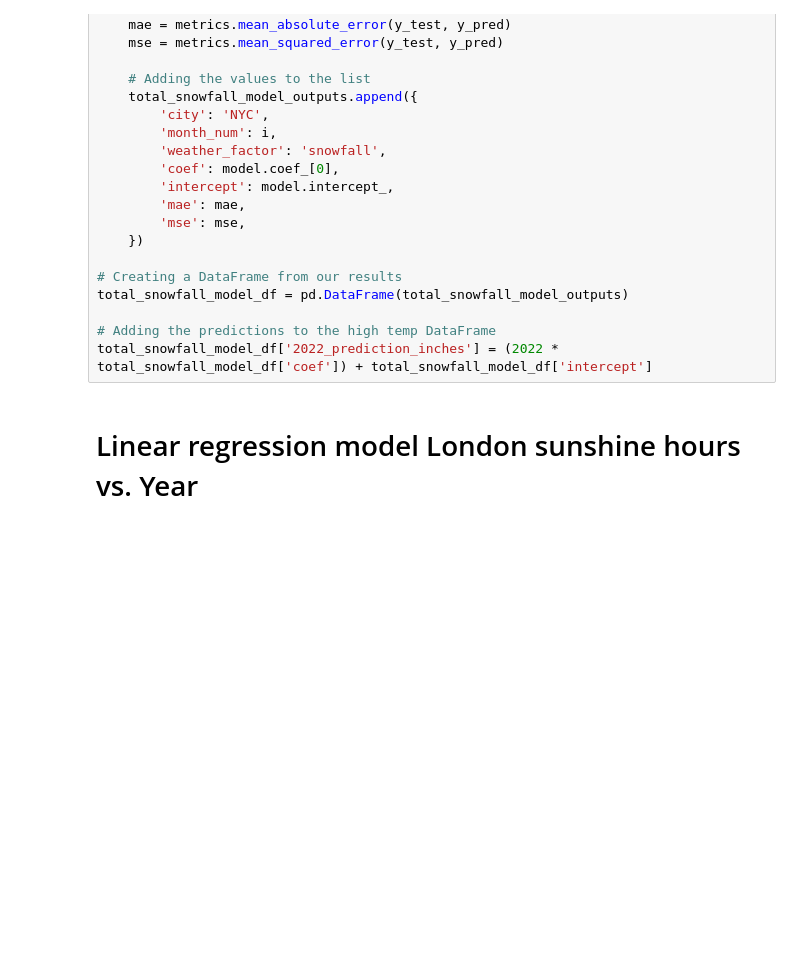
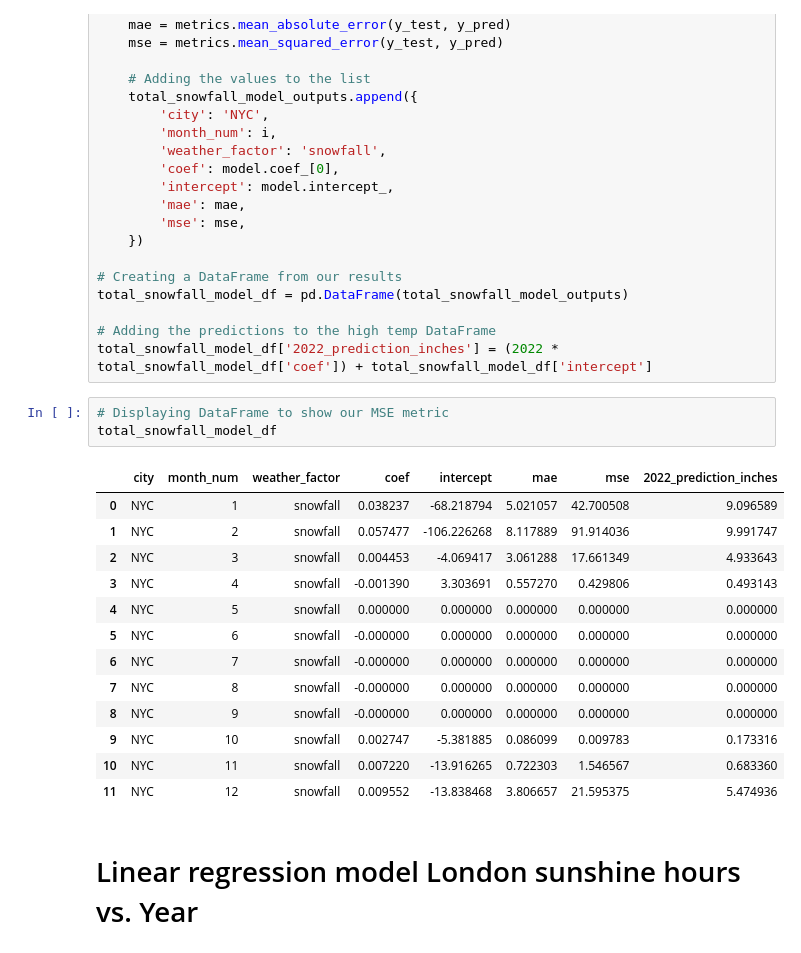
Before and after one commit to js816/New_York_-_London_Weather_Predictions, a Jupyter notebook: Linear_regression_model_weather_final.ipynb, the cells around one changed output. Cells and saved outputs as stored; diff of their text form; blank space fills up the shorter version.

```diff
--- a/Linear_regression_model_weather_final.ipynb
+++ b/Linear_regression_model_weather_final.ipynb
@@ -197,6 +239,23 @@ total_snowfall_model_df = pd.DataFrame(total_snowfall_model_outputs)
 
 # Adding the predictions to the high temp DataFrame
 total_snowfall_model_df['2022_prediction_inches'] = (2022 * total_snowfall_model_df['coef']) + total_snowfall_model_df['intercept']
+# %%
+# Displaying DataFrame to show our MSE metric
+total_snowfall_model_df
+# %% [output]
+|  | city | month_num | weather_factor | coef | intercept | mae | mse | 2022_prediction_inches |
+| 0 | NYC | 1 | snowfall | 0.038237 | -68.218794 | 5.021057 | 42.700508 | 9.096589 |
+| 1 | NYC | 2 | snowfall | 0.057477 | -106.226268 | 8.117889 | 91.914036 | 9.991747 |
+| 2 | NYC | 3 | snowfall | 0.004453 | -4.069417 | 3.061288 | 17.661349 | 4.933643 |
+| 3 | NYC | 4 | snowfall | -0.001390 | 3.303691 | 0.557270 | 0.429806 | 0.493143 |
+| 4 | NYC | 5 | snowfall | 0.000000 | 0.000000 | 0.000000 | 0.000000 | 0.000000 |
+| 5 | NYC | 6 | snowfall | -0.000000 | 0.000000 | 0.000000 | 0.000000 | 0.000000 |
+| 6 | NYC | 7 | snowfall | -0.000000 | 0.000000 | 0.000000 | 0.000000 | 0.000000 |
+| 7 | NYC | 8 | snowfall | -0.000000 | 0.000000 | 0.000000 | 0.000000 | 0.000000 |
+| 8 | NYC | 9 | snowfall | -0.000000 | 0.000000 | 0.000000 | 0.000000 | 0.000000 |
+| 9 | NYC | 10 | snowfall | 0.002747 | -5.381885 | 0.086099 | 0.009783 | 0.173316 |
+| 10 | NYC | 11 | snowfall | 0.007220 | -13.916265 | 0.722303 | 1.546567 | 0.683360 |
+| 11 | NYC | 12 | snowfall | 0.009552 | -13.838468 | 3.806657 | 21.595375 | 5.474936 |
 # %% [markdown]
 # Linear regression model London sunshine hours vs. Year
 # %%
```
Also changed, not shown: parts of 6 cells of this notebook, 2 other files.
